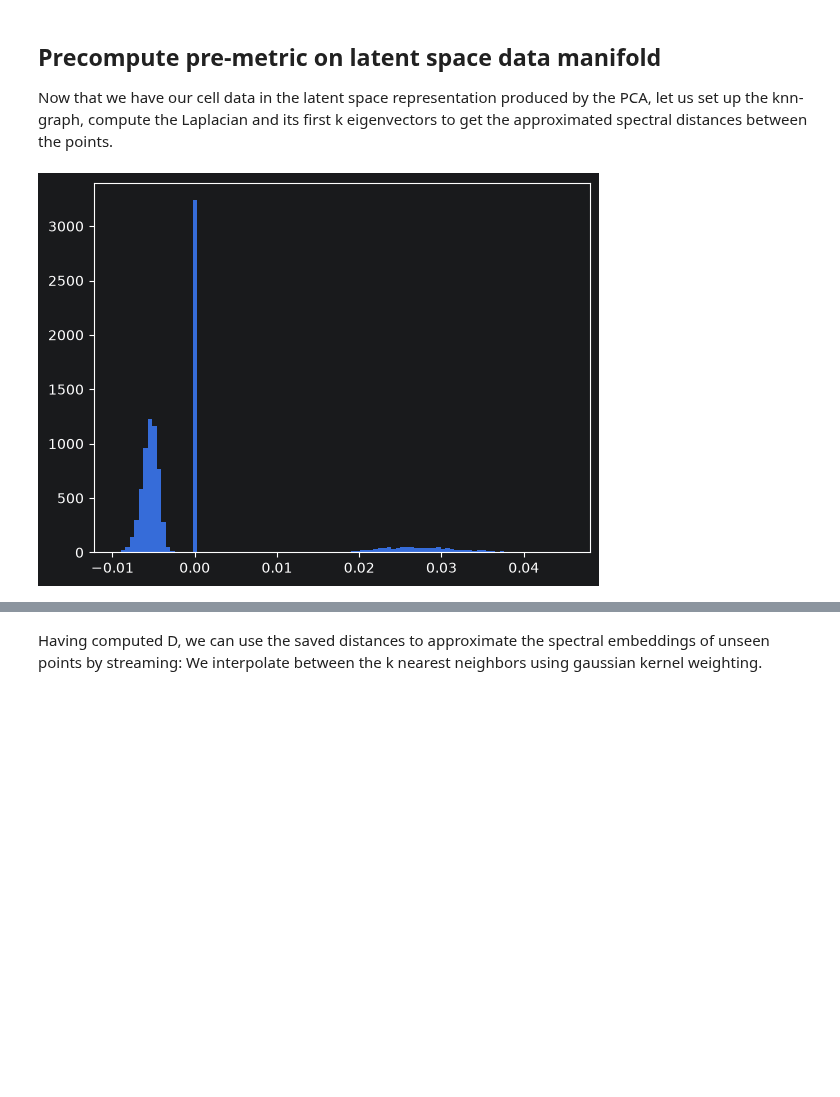
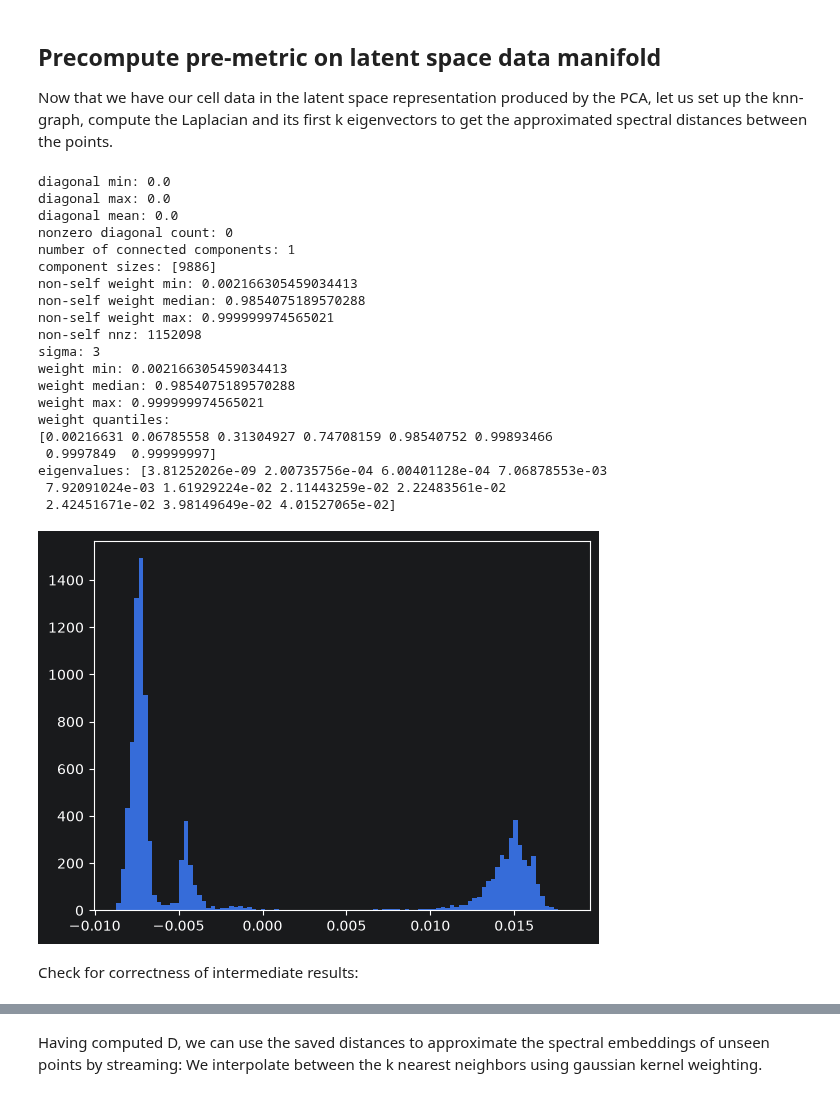
Before and after one commit to markuslaengst/CellFlow, a Jupyter notebook: docs/notebooks/riemannian_cell_flow.ipynb, the cells around one changed output, grey strips where cells are left out. Saved outputs shown, nothing was run; the diff lists cells and outputs as text; code cells hidden in the pictures; blank space fills up the shorter version.

```diff
--- a/docs/notebooks/riemannian_cell_flow.ipynb
+++ b/docs/notebooks/riemannian_cell_flow.ipynb
@@ -108,23 +119,81 @@ Now that we have our cell data in the latent space representation produced by th
 # %%
 from cellflow.preprocessing._premetric import *
 
 # Build the kNN graph.
-W, sigma = build_knn_graph(pca_data, k=30)
+W, sigma = build_knn_graph(
+    pca_data,
+    k=100,
+    sigma=3,
+    symmetrize="max",
+    remove_self=True,
+)
+diag = W.diagonal()
+
+print("diagonal min:", diag.min())
+print("diagonal max:", diag.max())
+print("diagonal mean:", diag.mean())
+print("nonzero diagonal count:", np.sum(diag != 0))
+from scipy.sparse.csgraph import connected_components
+
+n_components, labels = connected_components(W, directed=False)
+
+print("number of connected components:", n_components)
+
+sizes = np.bincount(labels)
+print("component sizes:", np.sort(sizes)[::-1][:20])
+W_no_diag = W.copy()
+W_no_diag.setdiag(0)
+W_no_diag.eliminate_zeros()
+
+print("non-self weight min:", W_no_diag.data.min())
+print("non-self weight median:", np.median(W_no_diag.data))
+print("non-self weight max:", W_no_diag.data.max())
+print("non-self nnz:", W_no_diag.nnz)
+print("sigma:", sigma)
+print("weight min:", W.data.min())
+print("weight median:", np.median(W.data))
+print("weight max:", W.data.max())
+
+print("weight quantiles:")
+print(np.quantile(W.data, [0, 0.001, 0.01, 0.05, 0.5, 0.95, 0.99, 1.0]))
 # Compute the normalized Laplacian
 L = normalized_laplacian(W)
 # Calculate the first k eigenfunctions of the Laplacian
 s_dim = 11
 evals, evecs = compute_eigens(L, k=s_dim)
+print("eigenvalues:", evals)
 evals = evals[1:]
 evecs = evecs[:,1:]
-plt.hist(evecs[:,1], bins=100)
+plt.hist(evecs[:,0], bins=100)
 Psi = spectral_embedding(evals, evecs, weight_type="biharmonic")
 
 Psi_norm = np.sum(Psi**2, axis=1)
 
 # Precompute squared distances for two known points i and j (i.e. 0 and 1):
 n = Psi.shape[0]
 D = np.zeros((n, n))
 D = Psi_norm[:, None] + Psi_norm[None, :] - 2 * (Psi @ Psi.T)
 # %% [output]
+diagonal min: 0.0
+diagonal max: 0.0
+diagonal mean: 0.0
+nonzero diagonal count: 0
+number of connected components: 1
+component sizes: [9886]
+non-self weight min: 0.002166305459034413
+non-self weight median: 0.9854075189570288
+non-self weight max: 0.999999974565021
+non-self nnz: 1152098
+sigma: 3
+weight min: 0.002166305459034413
+weight median: 0.9854075189570288
+weight max: 0.999999974565021
+weight quantiles:
+[0.00216631 0.06785558 0.31304927 0.74708159 0.98540752 0.99893466
+ 0.9997849  0.99999997]
+eigenvalues: [3.81252026e-09 2.00735756e-04 6.00401128e-04 7.06878553e-03
+ 7.92091024e-03 1.61929224e-02 2.11443259e-02 2.22483561e-02
+ 2.42451671e-02 3.98149649e-02 4.01527065e-02]
-[figure, old version]
+[figure, new version]
+# %% [markdown]
+Check for correctness of intermediate results:
```
Also changed, not shown: parts of 6 cells of this notebook, 2 other files.
